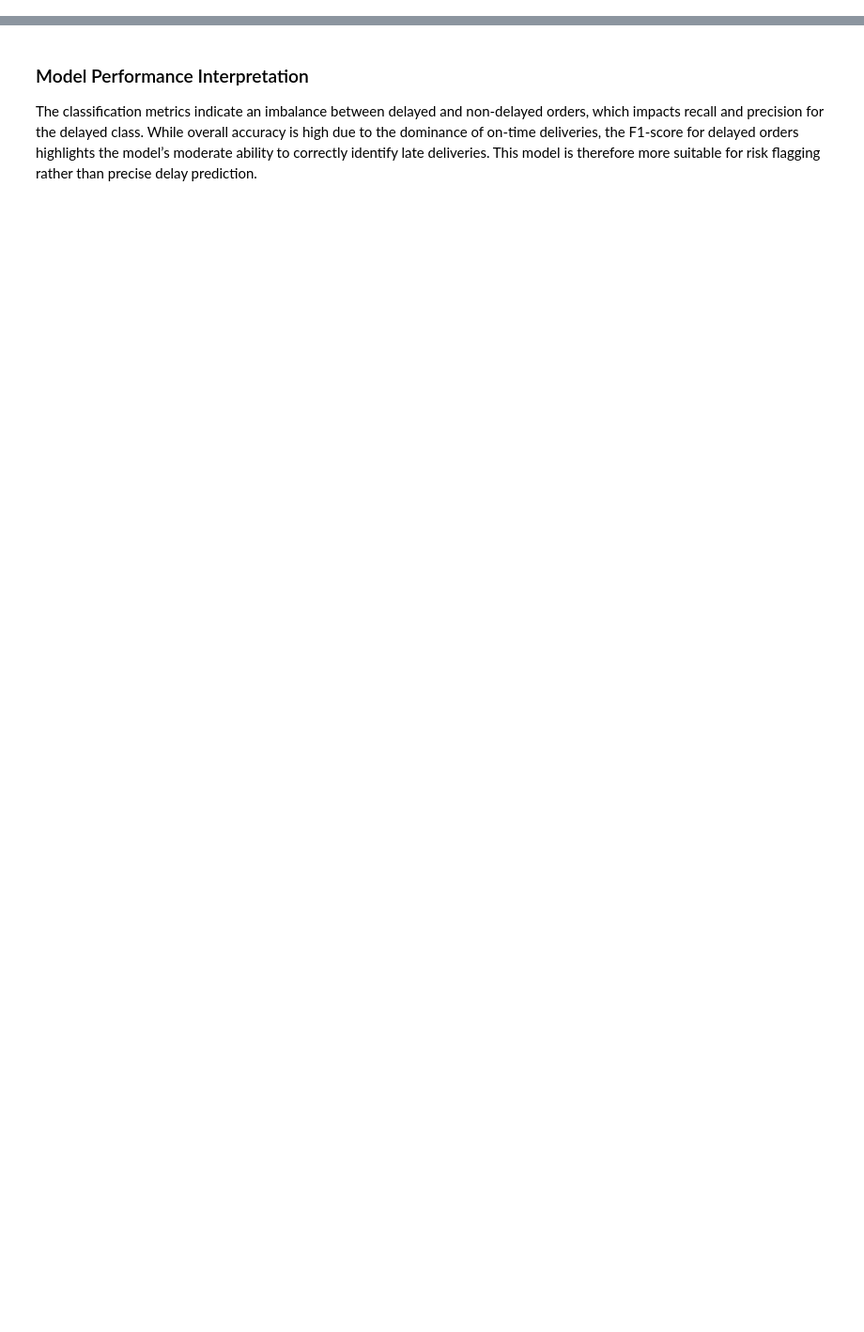
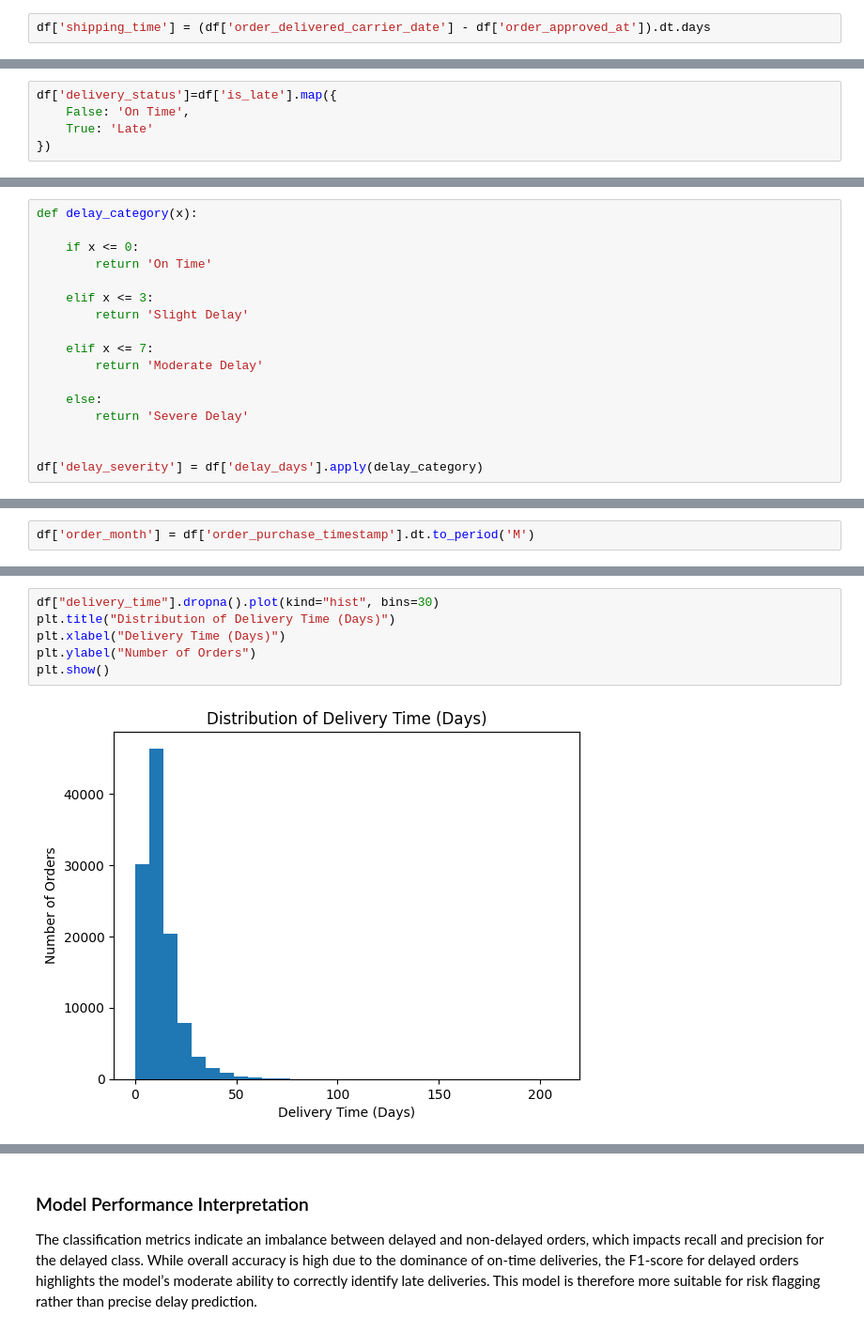
Before and after one commit to Anshika15P/Olist-Delivery-Performance-Customer-Satisfaction-Optimization, a Jupyter notebook: e-commerce delivery performance.ipynb, the cells around one changed output, grey strips where cells are left out. Shown at 94% size. Saved outputs shown, nothing was run; the diff lists cells and outputs as text; blank space fills up the shorter version.

```diff
--- a/e-commerce delivery performance.ipynb
+++ b/e-commerce delivery performance.ipynb
@@ -492,0 +139,2 @@ LogisticRegression(max_iter=1000)
+# %%
+df['shipping_time'] = (df['order_delivered_carrier_date'] - df['order_approved_at']).dt.days
@@ -492,0 +143,5 @@ LogisticRegression(max_iter=1000)
+# %%
+df['delivery_status']=df['is_late'].map({
+    False: 'On Time',
+    True: 'Late'
+})
@@ -492,0 +150,17 @@ LogisticRegression(max_iter=1000)
+# %%
+def delay_category(x):
+
+    if x <= 0:
+        return 'On Time'
+
+    elif x <= 3:
+        return 'Slight Delay'
+
+    elif x <= 7:
+        return 'Moderate Delay'
+
+    else:
+        return 'Severe Delay'
+
+
+df['delay_severity'] = df['delay_days'].apply(delay_category)
@@ -492,0 +169,2 @@ LogisticRegression(max_iter=1000)
+# %%
+df['order_month'] = df['order_purchase_timestamp'].dt.to_period('M')
@@ -492,0 +187,8 @@ LogisticRegression(max_iter=1000)
+# %%
+df["delivery_time"].dropna().plot(kind="hist", bins=30)
+plt.title("Distribution of Delivery Time (Days)")
+plt.xlabel("Delivery Time (Days)")
+plt.ylabel("Number of Orders")
+plt.show()
+# %% [output]
+[figure, added]
```
Also changed, not shown: parts of 114 cells of this notebook, 5 other files.
